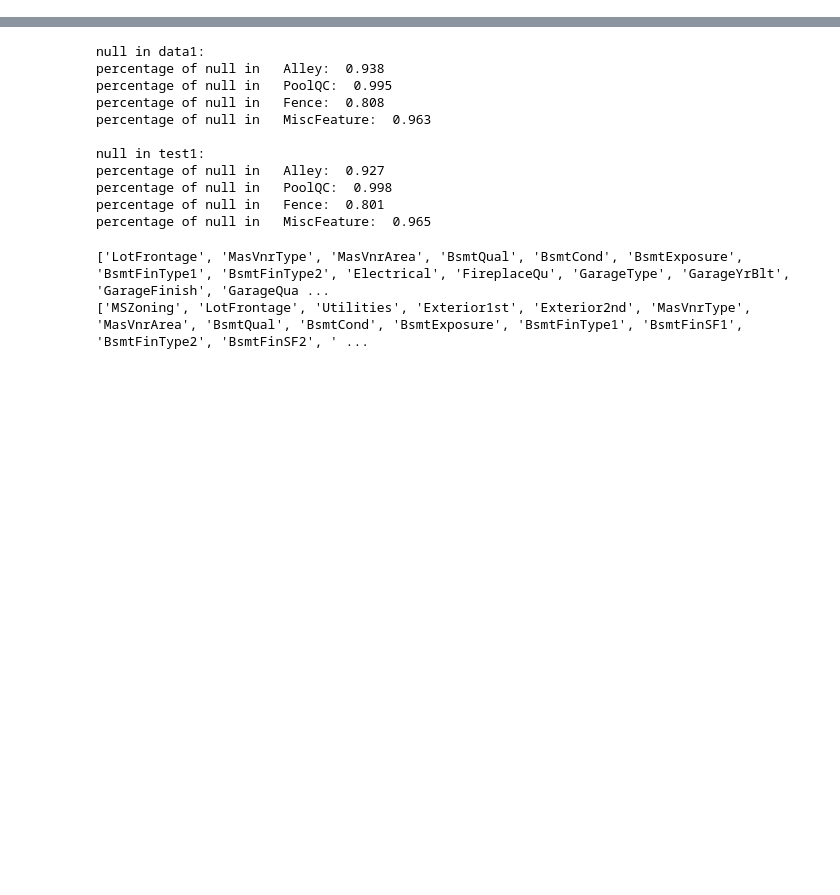
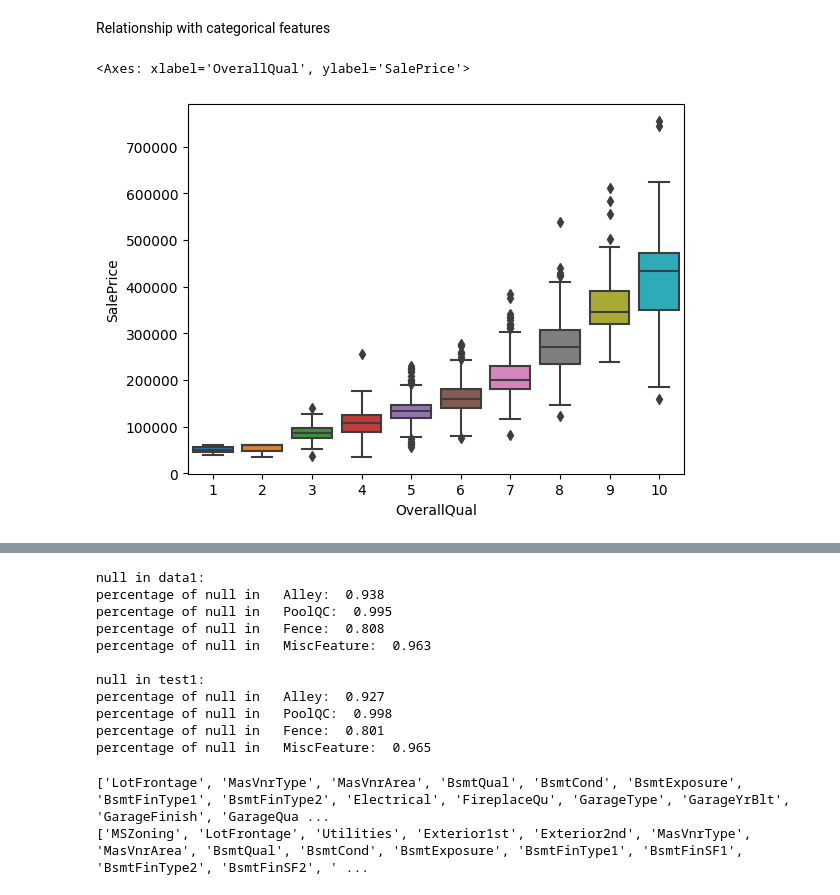
Before and after one commit to morteza-rp/data-science-projects, a Jupyter notebook: 2-House Prices/House_Prices.ipynb, the cells around one changed output, grey strips where cells are left out. Drawn from its saved outputs; the diff is of its cells as text; code cells hidden in the pictures; blank space fills up the shorter version.

```diff
--- a/2-House Prices/House_Prices.ipynb
+++ b/2-House Prices/House_Prices.ipynb
@@ -42,0 +94,8 @@ Identifies the type of dwelling involved in the sale.
+# %% [markdown]
+Relationship with categorical features
+# %%
+#box plot overallqual/saleprice
+sns.boxplot(x=data1["OverallQual"], y=data1["SalePrice"])
+# %% [output]
+<Axes: xlabel='OverallQual', ylabel='SalePrice'>
+[figure, added]
```
Also changed, not shown: parts of 11 cells of this notebook.
